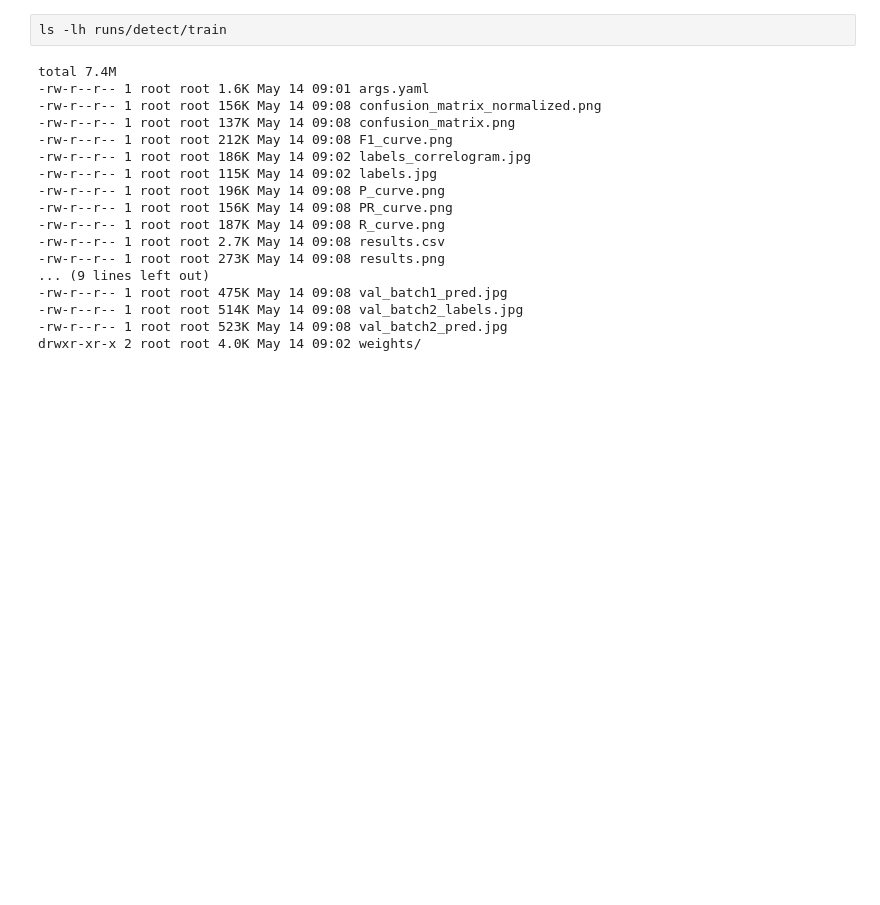
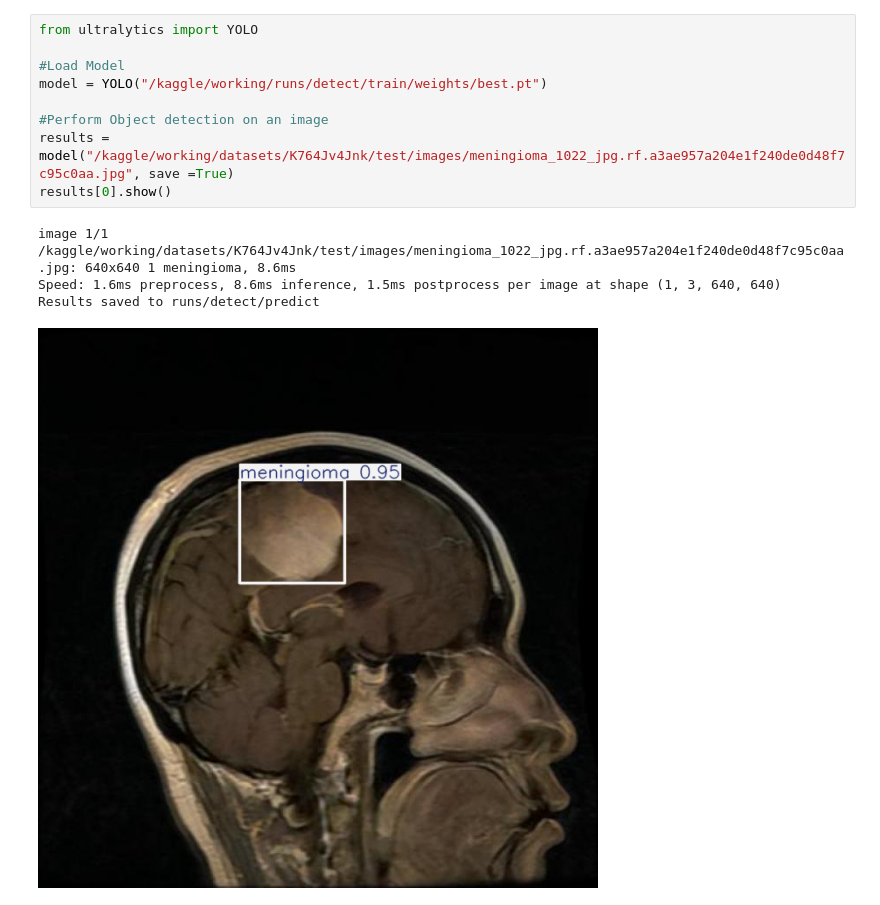
Before and after one commit to Algebra101/Brain-Tumor-Segementation, a Jupyter notebook: task-one.ipynb, the cells around one changed output. Cells and saved outputs as stored; diff of their text form; blank space fills up the shorter version.

```diff
--- a/task-one.ipynb
+++ b/task-one.ipynb
@@ -84,20 +82,14 @@ Starting training for 20 epochs...
-# %%
-ls -lh runs/detect/train
-# %% [output]
-total 7.4M
--rw-r--r-- 1 root root 1.6K May 14 09:01 args.yaml
--rw-r--r-- 1 root root 156K May 14 09:08 confusion_matrix_normalized.png
--rw-r--r-- 1 root root 137K May 14 09:08 confusion_matrix.png
--rw-r--r-- 1 root root 212K May 14 09:08 F1_curve.png
--rw-r--r-- 1 root root 186K May 14 09:02 labels_correlogram.jpg
--rw-r--r-- 1 root root 115K May 14 09:02 labels.jpg
--rw-r--r-- 1 root root 196K May 14 09:08 P_curve.png
--rw-r--r-- 1 root root 156K May 14 09:08 PR_curve.png
--rw-r--r-- 1 root root 187K May 14 09:08 R_curve.png
--rw-r--r-- 1 root root 2.7K May 14 09:08 results.csv
--rw-r--r-- 1 root root 273K May 14 09:08 results.png
-... (9 lines left out)
--rw-r--r-- 1 root root 475K May 14 09:08 val_batch1_pred.jpg
--rw-r--r-- 1 root root 514K May 14 09:08 val_batch2_labels.jpg
--rw-r--r-- 1 root root 523K May 14 09:08 val_batch2_pred.jpg
-drwxr-xr-x 2 root root 4.0K May 14 09:02 weights/
+# %%
+from ultralytics import YOLO
+
+#Load Model
+model = YOLO("/kaggle/working/runs/detect/train/weights/best.pt")
+
+#Perform Object detection on an image
+results = model("/kaggle/working/datasets/K764Jv4Jnk/test/images/meningioma_1022_jpg.rf.a3ae957a204e1f240de0d48f7c95c0aa.jpg", save =True)
+results[0].show()
+# %% [output]
+image 1/1 /kaggle/working/datasets/K764Jv4Jnk/test/images/meningioma_1022_jpg.rf.a3ae957a204e1f240de0d48f7c95c0aa.jpg: 640x640 1 meningioma, 8.6ms
+Speed: 1.6ms preprocess, 8.6ms inference, 1.5ms postprocess per image at shape (1, 3, 640, 640)
+Results saved to runs/detect/predict
+[figure, added]
```
Also changed, not shown: parts of 4 cells of this notebook.
